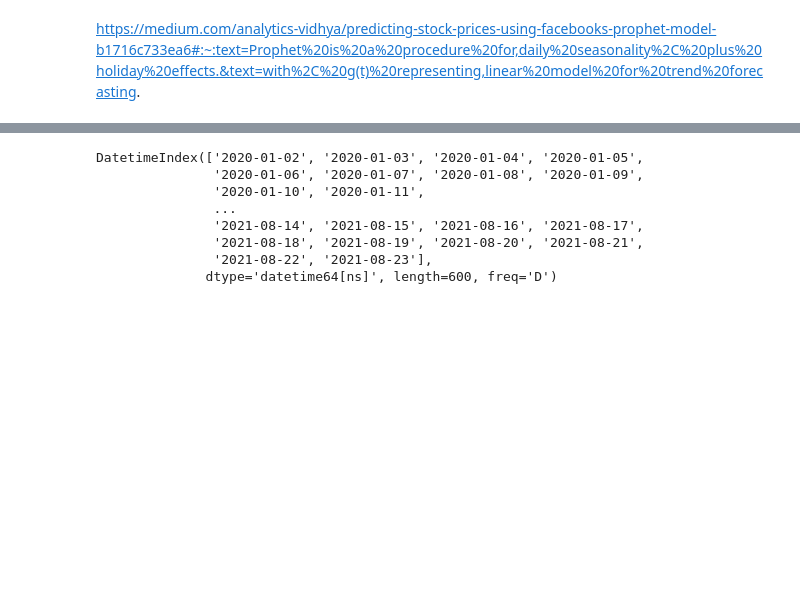
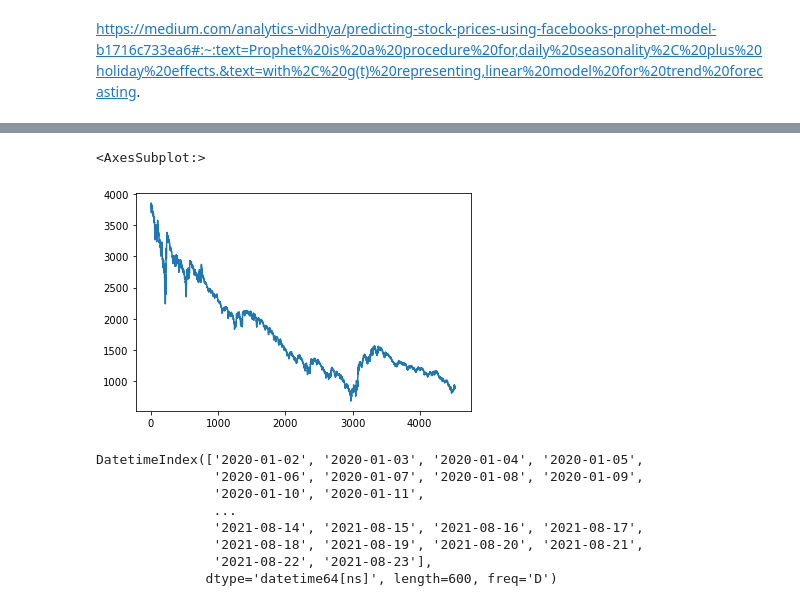
Before and after one commit to shelbycox/Stock-Erdos, a Jupyter notebook: scratch work/Yuqing-Data-Merge/Scenario2_match_trading_day.ipynb, the cells around one changed output, grey strips where cells are left out. Drawn from its saved outputs; the diff is of its cells as text; code cells hidden in the pictures; blank space fills up the shorter version.

```diff
--- a/scratch work/Yuqing-Data-Merge/Scenario2_match_trading_day.ipynb
+++ b/scratch work/Yuqing-Data-Merge/Scenario2_match_trading_day.ipynb
@@ -9,3 +14,8 @@ df = pd.read_csv("df1.csv", parse_dates=['Date'])
+# %%
+df.Close.plot()
+# %% [output]
+<AxesSubplot:>
+[figure, added]
 # %%
 df = df[["Date","Close"]]
 # Rename the features: These names are required for the model fitting
```
Also changed, not shown: parts of 1 cell of this notebook.
